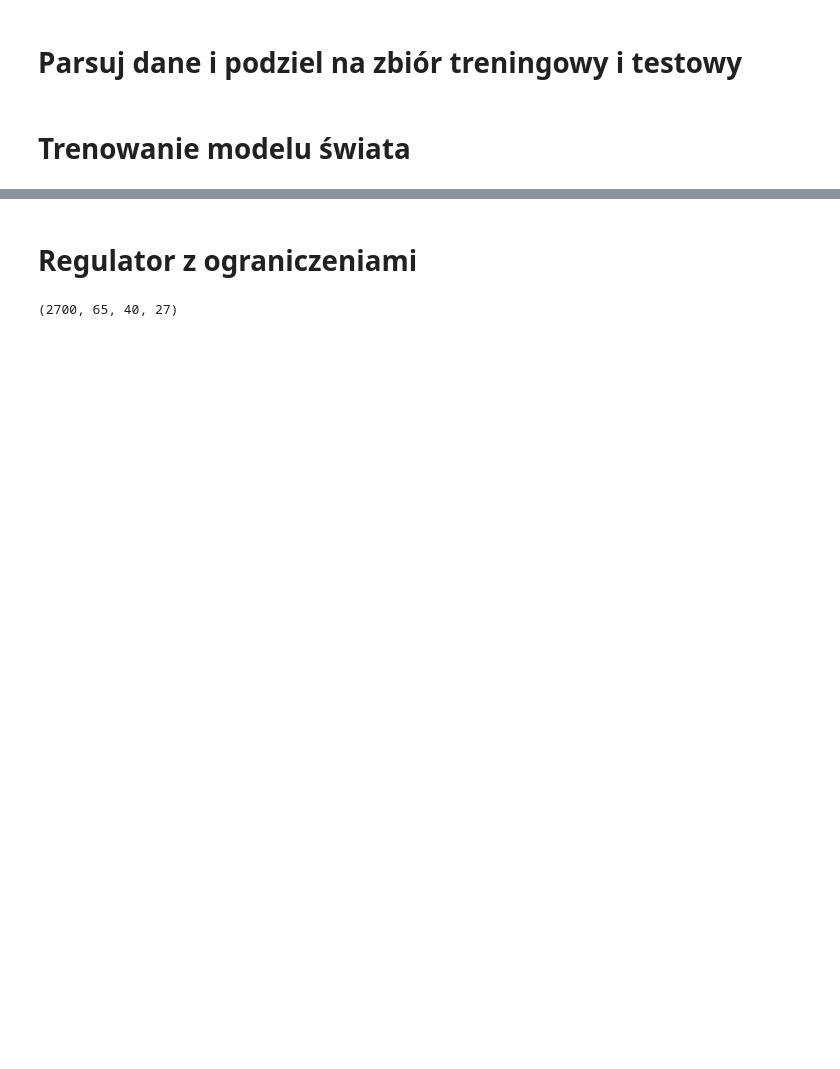
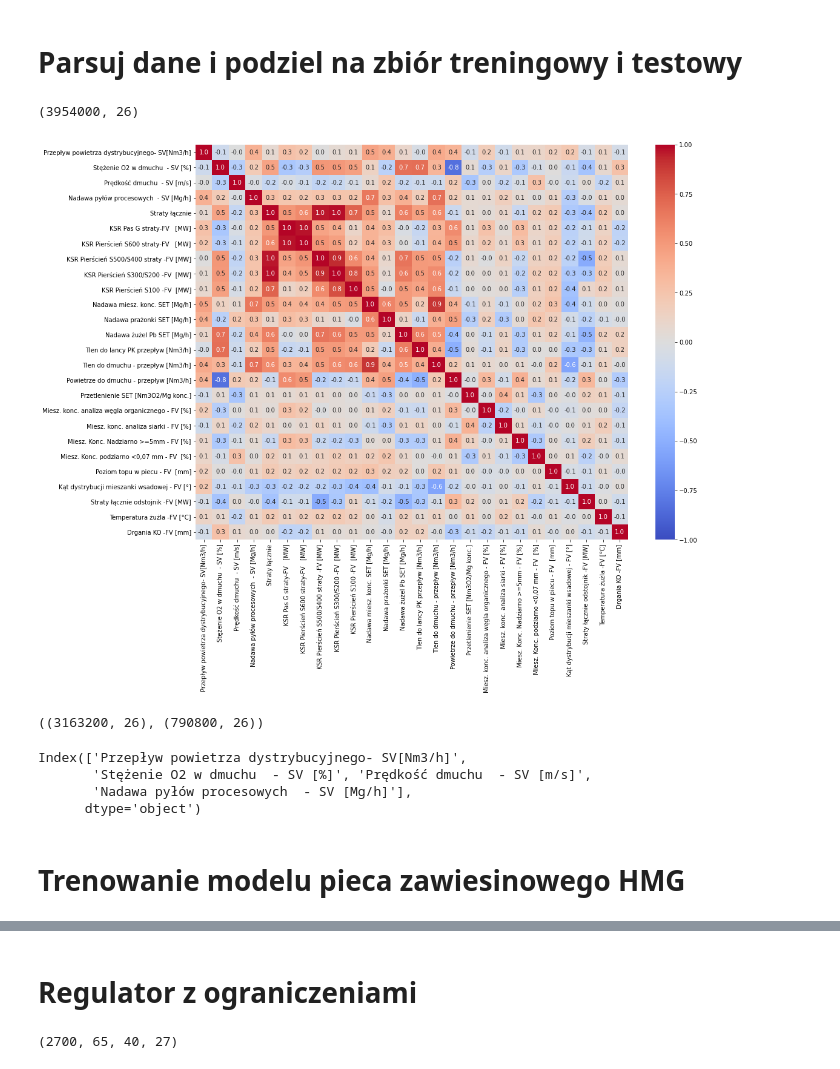
Before and after one commit to HARDCODED-PL/CuValley, a Jupyter notebook: Pipeline.ipynb, the cells around one changed output, grey strips where cells are left out. Saved outputs shown, nothing was run; the diff lists cells and outputs as text; code cells hidden in the pictures; blank space fills up the shorter version.

```diff
--- a/Pipeline.ipynb
+++ b/Pipeline.ipynb
@@ -9,7 +12,8 @@ import matplotlib.pyplot as plt
 # %%
 process_data = False
 
-main_keys = [('2021-05-08', 'train'), ('2021-05-27', 'test')]
+# main_keys = [(['2021-04-19', '2021-05-08'], 'train'), (['2021-05-27'], 'test')]
+main_keys = [(['2021-04-19', '2021-05-08', '2021-05-27'], 'full')]
 
 keys = ['manipulowane', 'straty', 'zaklocajace', 'zaklocane']
 data = pd.read_excel('./data/zmienne.xlsx', names=['a', 'b', 'c']).drop(columns=['a'])
@@ -20,11 +24,12 @@ for ind, row in data.iterrows():
 if process_data:
     for dataset, tset in main_keys:
         for k in keys:
-            data = sorted(glob(f'data/dane/{dataset}/{k}*'))
             df_list = []
-            for d in data:
-                df = pd.read_csv(d)
-                df_list.append(df)
+            for dat in dataset:
+                data = sorted(glob(f'data/dane/{dat}/{k}*'))
+                for d in data:
+                    df = pd.read_csv(d)
+                    df_list.append(df)
             merged_df = pd.concat(df_list)
             merged_df.to_csv(f'data/{tset}_{k}.csv')
 
@@ -52,8 +57,24 @@ if process_data:
 
         m.to_hdf(f'data/{tset}_merged.hdf', 'kej')
 
-df_train = pd.read_hdf(f'data/train_merged.hdf')
-df_test = pd.read_hdf(f'data/test_merged.hdf')
+# df_train = pd.read_hdf(f'data/train_merged.hdf')
+# df_test = pd.read_hdf(f'data/test_merged.hdf')
+df = pd.read_hdf(f'data/full_merged.hdf')
+df.shape
+# %% [output]
+(3954000, 26)
+# %%
+corr = df.corr()
+plt.figure(figsize=(16,12))
+sns.heatmap(corr, cmap='coolwarm', vmax=1, vmin=-1, annot=True, fmt='.1f');
+# %% [output]
+[figure, added]
+# %%
+df_train = df.iloc[:int(len(df)*0.8)]
+df_test = df.iloc[int(len(df)*0.8):]
+df_train.shape, df_test.shape
+# %% [output]
+((3163200, 26), (790800, 26))
 # %%
 straty_columns = df_train.columns[[4,5,6,7,8,9]]
 zadane_columns = df_train.columns[[0,1,2,3]]
@@ -61,2 +84,9 @@ zaklucane_columns = df_train.columns[10:]
+# %%
+zadane_columns
+# %% [output]
+Index(['Przepływ powietrza dystrybucyjnego- SV[Nm3/h]',
+       'Stężenie O2 w dmuchu  - SV [%]', 'Prędkość dmuchu  - SV [m/s]',
+       'Nadawa pyłów procesowych  - SV [Mg/h]'],
+      dtype='object')
 # %% [markdown]
-# Trenowanie modelu świata
+# Trenowanie modelu pieca zawiesinowego HMG
```
Also changed, not shown: parts of 21 cells of this notebook, 8 other files.
